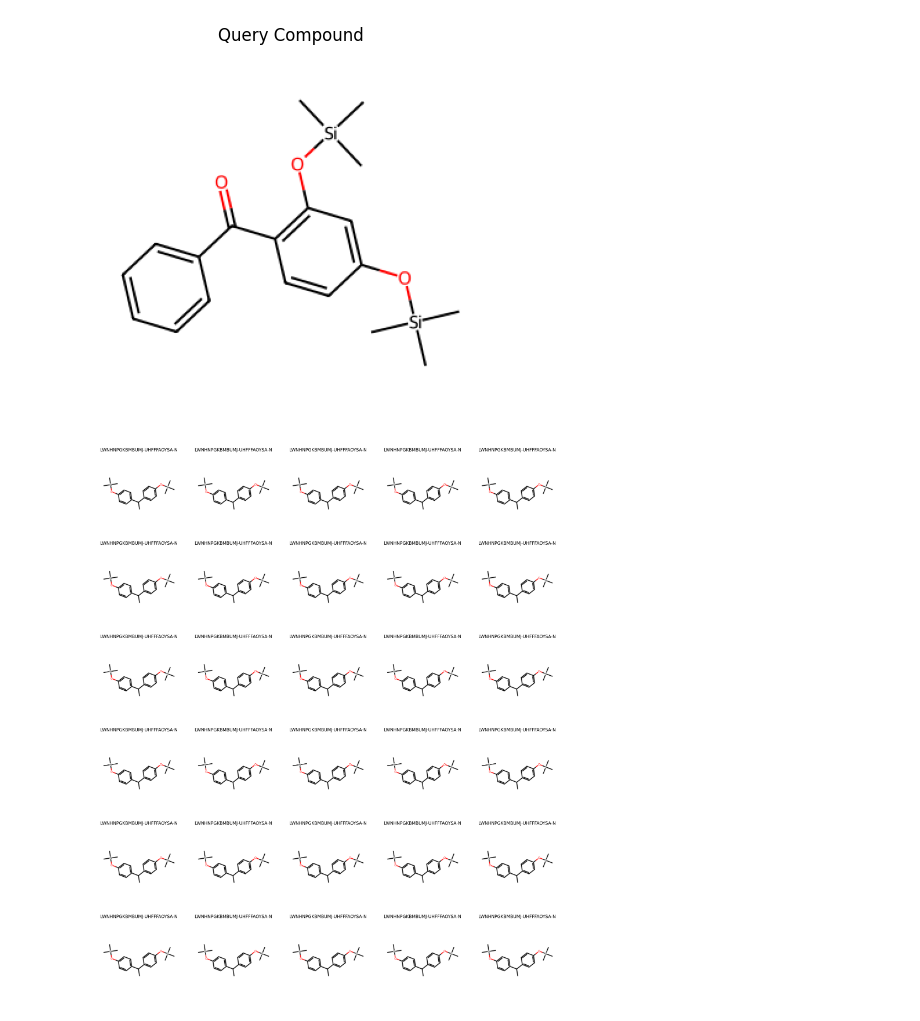
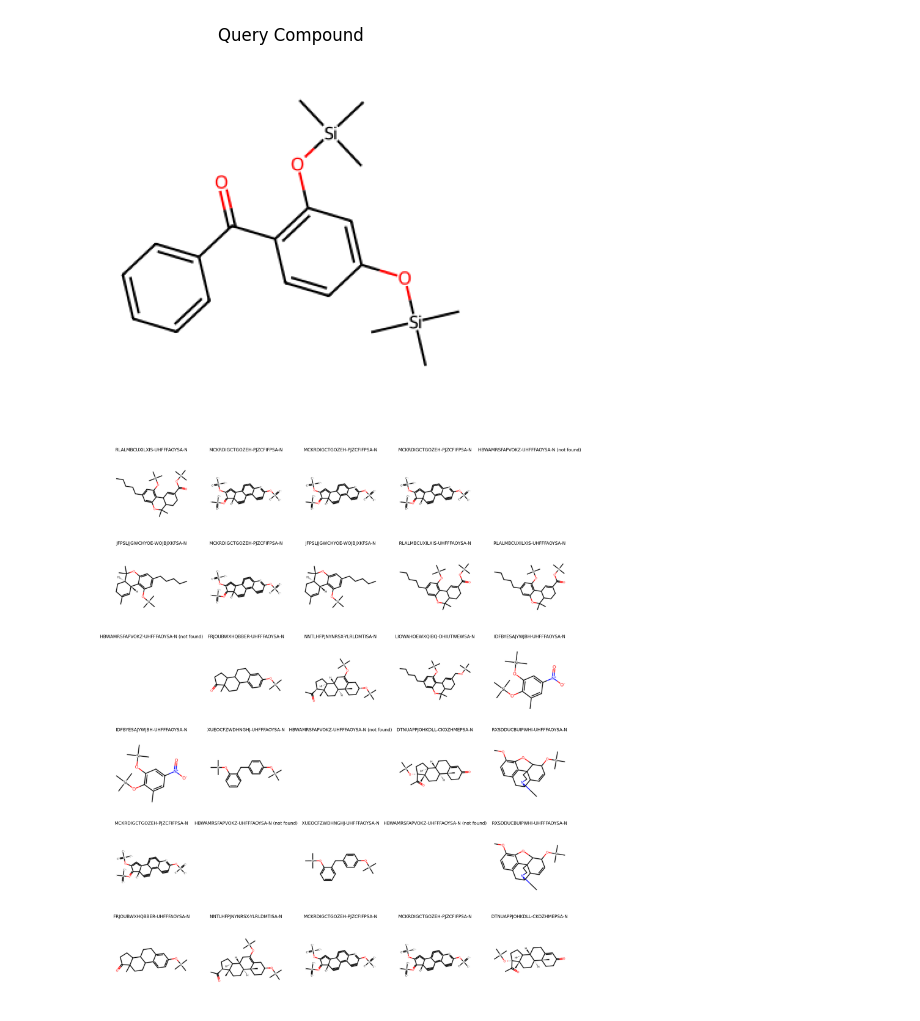
Before and after one commit to alpi314/mass_spectra, a Jupyter notebook: pipeline/s1_verify.ipynb, the cells around one changed output. Saved outputs shown, nothing was run; the diff lists cells and outputs as text; code cells hidden in the pictures.

Commit message:
evaluating gnps all positive dataset

```diff
--- a/pipeline/s1_verify.ipynb
+++ b/pipeline/s1_verify.ipynb
@@ -15,9 +15,9 @@ from math import ceil
 # %% [markdown]
 ### Data Source
 # %%
-MODEL = "./source/spec2vec/tms/spec2vec.model"
+MODEL = "./source/spec2vec/all_positive/spec2vec.model"
 SPECTRA = "./source/dataset/Test dataset_TMS_RAW.mgf"
-INCHIKEY_TO_INCHI_FILE = "./source/embedding/tms_maccs/fingerprint.csv"
+INCHIKEY_TO_INCHI_FILE = "./source/embedding/all_positive_tms_maccs/fingerprint.csv"
 # %% [markdown]
 ### Read and Organize Data
 # %%
@@ -96,12 +96,14 @@ fig, axes = plt.subplots(ceil(size/5), 5, figsize=(15, 3*ceil(size/5)), dpi=300)
 
 last_used = 0
 for i, inchikey in enumerate([x[0].get("inchikey") for x in best_matches]):
+    ax = axes[i//5, i%5]
+
     inchi = inchi_from_inchikey(inchikey)
     if inchi is None:
+        ax.set_title(f"{inchikey} (not found)", fontdict={"fontsize": 8})
+        ax.set_axis_off()
         continue
     m = Chem.inchi.MolFromInchi(inchi)
-
-    ax = axes[i//5, i%5]
 
     ax.set_title(f"{inchikey}", fontdict={"fontsize": 8})
     ax.set_axis_off()
@@ -135,27 +137,30 @@ plt.gca().set_axis_off()
 # %%
 size = len(best_matches)
 fig, axes = plt.subplots(ceil(size/5), 5, figsize=(15, 3*ceil(size/5)), dpi=300)
 
 last_used = 0
 for i, inchikey in enumerate([x[0].get("inchikey") for x in best_matches]):
+    ax = axes[i//5, i%5]
+
     inchi = inchi_from_inchikey(inchikey)
     if inchi is None:
+        ax.set_title(f"{inchikey} (not found)", fontdict={"fontsize": 8})
+        ax.set_axis_off()
         continue
     m = Chem.inchi.MolFromInchi(inchi)
 
-    ax = axes[i//5, i%5]
 
     ax.set_title(f"{inchikey}", fontdict={"fontsize": 8})
     ax.set_axis_off()
     ax.set_aspect('equal')
 
     pil_img = Chem.Draw.MolToImage(m, size=(200, 200))
     ax.imshow(pil_img)
     last_used = i
 
 for i in range(last_used+1, axes.size):
     ax = axes[i//5, i%5]
     ax.set_axis_off()
 plt.show()
 # %% [output]
-[figure, old version]
+[figure, new version]
```
Also changed, not shown: parts of 2 cells of this notebook, 5 other files.
